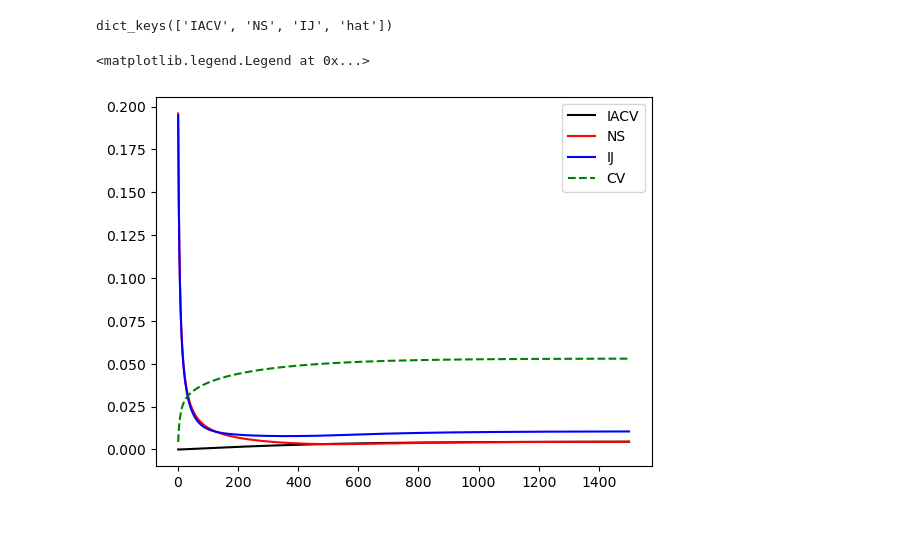
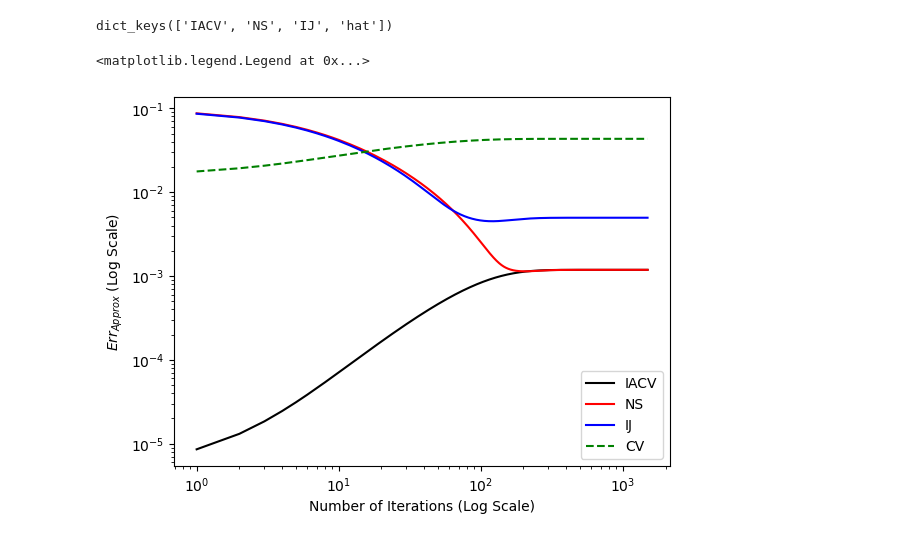
Before and after one commit to nerrma/thesis, a Jupyter notebook: experiments/plotting.ipynb, the cells around one changed output. Drawn from its saved outputs; the diff is of its cells as text; code cells hidden in the pictures.

Commit message:
plot matching original paper

```diff
--- a/experiments/plotting.ipynb
+++ b/experiments/plotting.ipynb
@@ -9,11 +10,18 @@ print(err_approx.keys())
 # %% [output]
 dict_keys(['IACV', 'NS', 'IJ', 'hat'])
 # %%
-plt.plot(np.arange(1, n_iter + 1), err_approx['IACV'], c='black', label='IACV')
-plt.plot(np.arange(1, n_iter + 1), err_approx['NS'], c='red', label='NS')
-plt.plot(np.arange(1, n_iter + 1), err_approx['IJ'], c='blue', label='IJ')
-plt.plot(np.arange(1, n_iter + 1), err_approx['hat'], c='green', linestyle='dashed', label='CV')
-plt.legend()
+ax = plt.subplot()
+start_offset = 5
+xx = np.arange(1, n_iter - start_offset + 1)
+ax.plot(xx, err_approx['IACV'][start_offset:], c='black', label='IACV')
+ax.plot(xx, err_approx['NS'][start_offset:], c='red', label='NS')
+ax.plot(xx, err_approx['IJ'][start_offset:], c='blue', label='IJ')
+ax.plot(xx, err_approx['hat'][start_offset:], c='green', linestyle='dashed', label='CV')
+ax.set_xscale('log')
+ax.set_yscale('log')
+ax.set_xlabel('Number of Iterations (Log Scale)')
+ax.set_ylabel('$Err_{Approx}$ (Log Scale)')
+ax.legend()
 # %% [output]
 <matplotlib.legend.Legend at 0x...>
-[figure, old version]
+[figure, new version]
```
Also changed, not shown: parts of 1 cell of this notebook.
